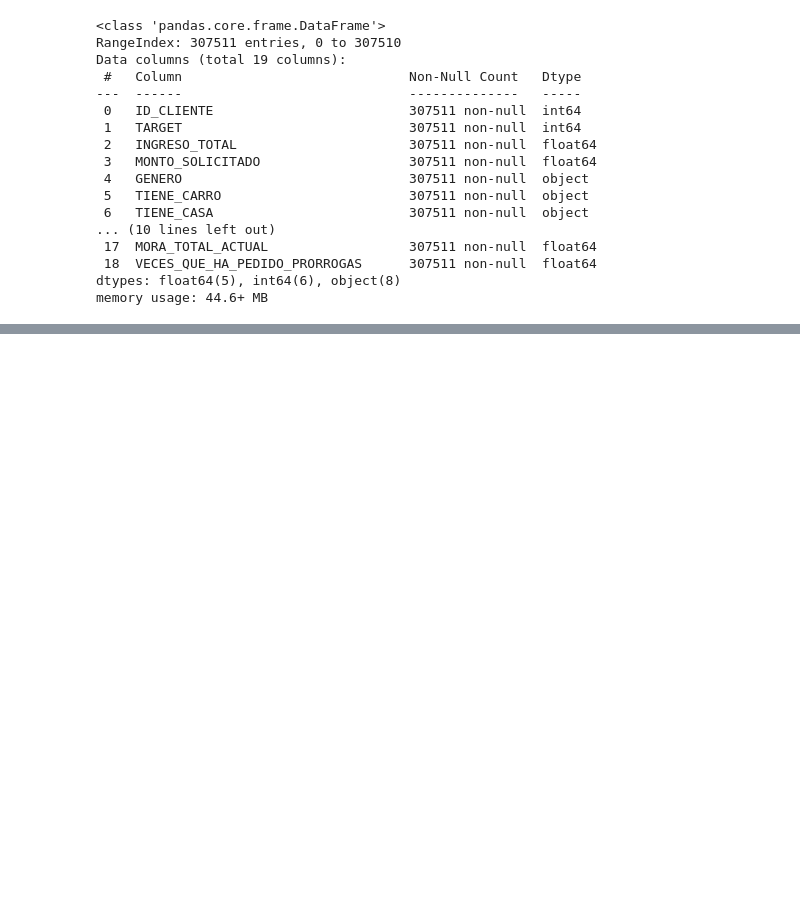
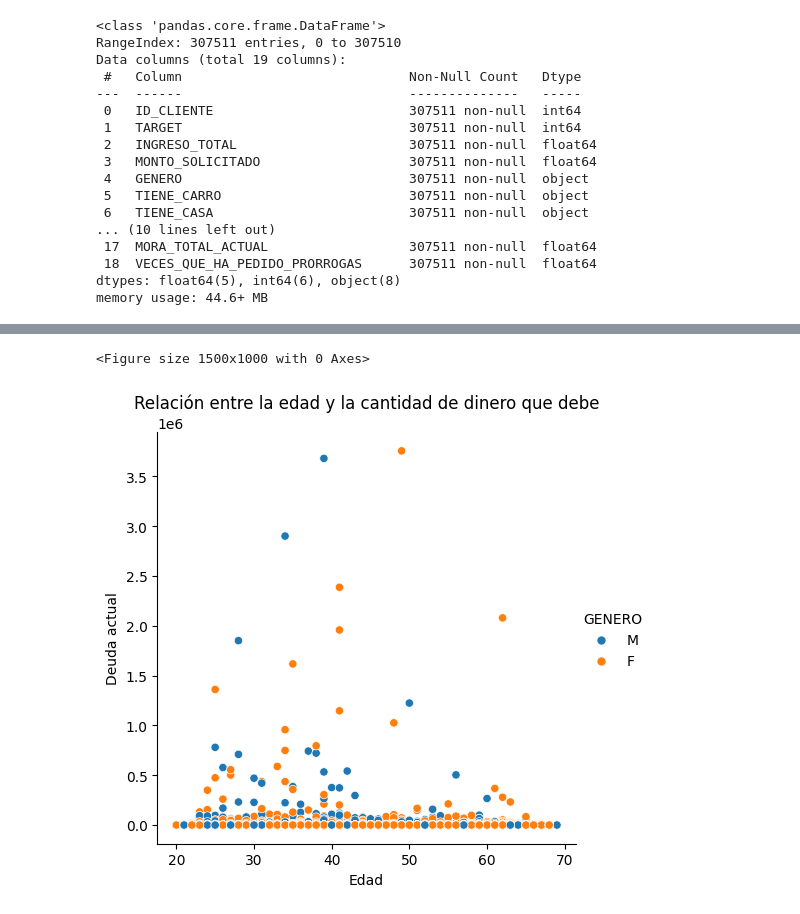
Before and after one commit to JairoVillegas/CREDIT-RISK-ANALYZER., a Jupyter notebook: Notebooks/Exploracion.ipynb, the cells around one changed output, grey strips where cells are left out. Cells and saved outputs as stored; diff of their text form; code cells hidden in the pictures; blank space fills up the shorter version.

```diff
--- a/Notebooks/Exploracion.ipynb
+++ b/Notebooks/Exploracion.ipynb
@@ -84,0 +116,11 @@ Name: proportion, dtype: float64
+# %%
+plt.figure(figsize=(15,10))
+sns.relplot(data=df,x="EDAD_YEARS",y="MORA_TOTAL_ACTUAL", hue="GENERO")
+plt.title("Relación entre la edad y la cantidad de dinero que debe")
+plt.xlabel("Edad")
+plt.ylabel("Deuda actual")
+plt.show()
+# Esta muestra la relación real entre la edad y la deuda actual, pero los valores extremos (deudas muy altas) aplastan la escala y dificultan ver el patrón general, no elimino los valores grandes ya que pueden ser utiles para nuestro modelo de predicción
+# %% [output]
+<Figure size 1500x1000 with 0 Axes>
+[figure, added]
```
Also changed, not shown: parts of 25 cells of this notebook.
